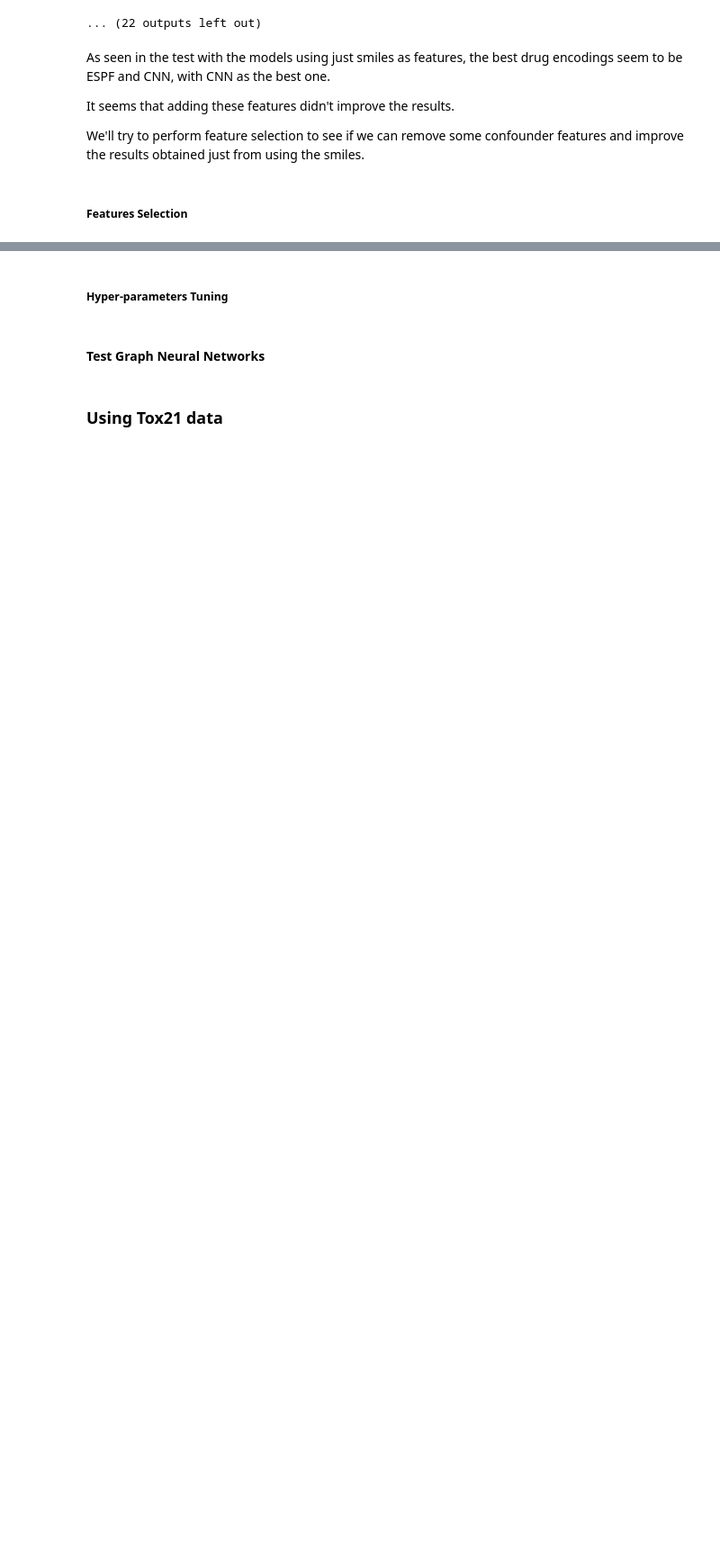
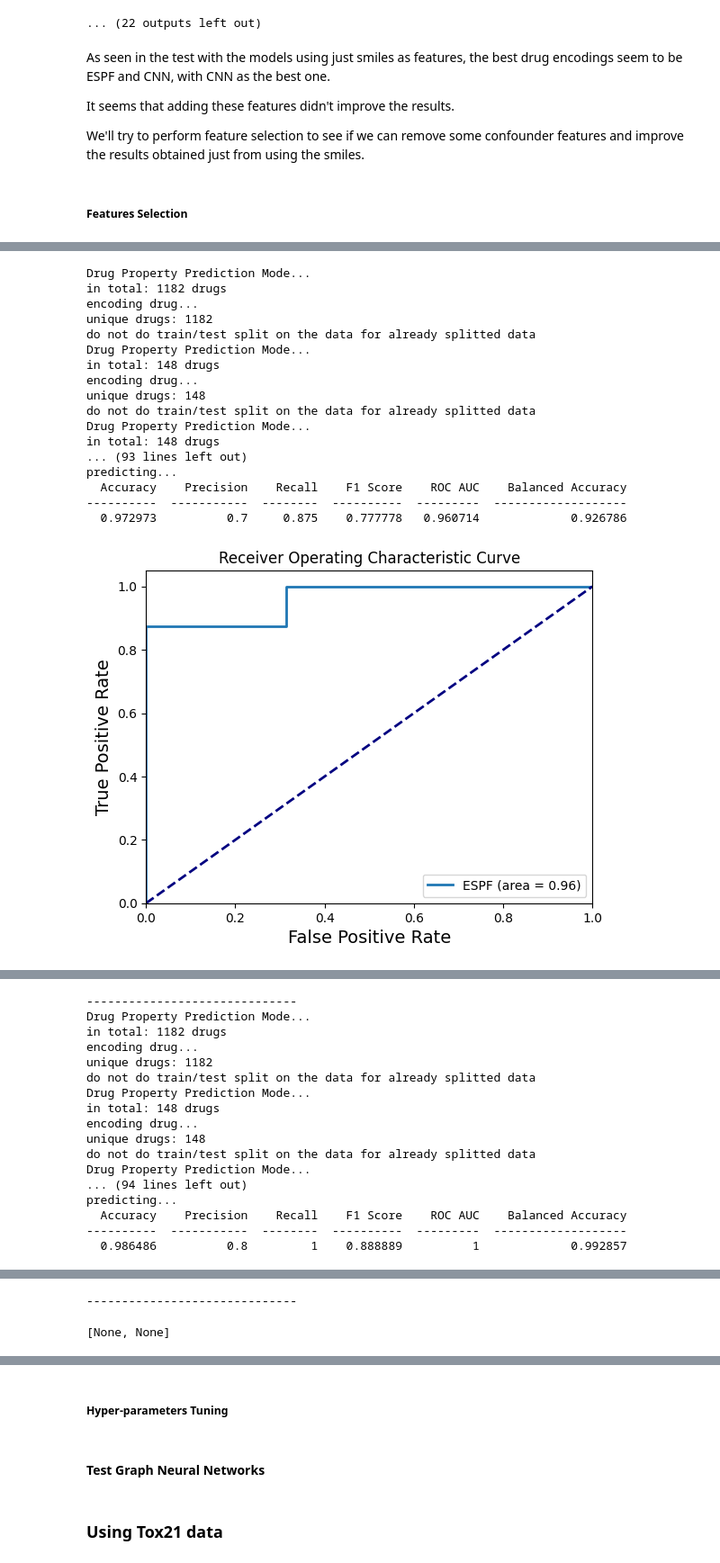
Before and after one commit to FabioLddo/toxicity_prediction, a Jupyter notebook: toxicity_prediction_project-Bulloni_Ippolito_Loddo-D3A.ipynb, the cells around one changed output, grey strips where cells are left out. Shown at 90% size. Saved outputs shown, nothing was run; the diff lists cells and outputs as text; code cells hidden in the pictures; blank space fills up the shorter version.

```diff
--- a/toxicity_prediction_project-Bulloni_Ippolito_Loddo-D3A.ipynb
+++ b/toxicity_prediction_project-Bulloni_Ippolito_Loddo-D3A.ipynb
@@ -1117,0 +1108,16 @@ We'll try to perform feature selection to see if we can remove some confounder f
+# %%
+# Get again X and y for train, test, val splits
+X_train = train_features[['smiles', 'FDA_APPROVED', 'ROMol', 'MolLogP', 'RB', 'cLogP',
+                         'ExactMolWt', 'NumRotatableBonds', 'MolWt', 'AromaticAtoms',
+                         'HeavyAtoms', 'AP']]
+y_train = train_features['CT_TOX']
+
+X_test = test_features[['smiles', 'FDA_APPROVED', 'ROMol', 'MolLogP', 'RB', 'cLogP',
+                         'ExactMolWt', 'NumRotatableBonds', 'MolWt', 'AromaticAtoms',
+                         'HeavyAtoms', 'AP']]
+y_test = test_features['CT_TOX']
+
+X_valid = valid_features[['smiles', 'FDA_APPROVED', 'ROMol', 'MolLogP', 'RB', 'cLogP',
+                         'ExactMolWt', 'NumRotatableBonds', 'MolWt', 'AromaticAtoms',
+                         'HeavyAtoms', 'AP']]
+y_valid = valid_features['CT_TOX']
@@ -1117,0 +1219,27 @@ We'll try to perform feature selection to see if we can remove some confounder f
+# %%
+# Select the 3 most important features
+X_train_selected, X_test_selected, X_valid_selected = feature_selection(X_train, X_test, X_valid, y_train, y_test, y_valid, 3)
+
+# Train the DeepPurpose model using all the 5 most important features and using the 2 best fingerprints
+drug_encodings = ['ESPF', 'CNN']
+
+[train_model(X_train_selected, y_train, X_test_selected, y_test, X_valid_selected, y_valid, encoding) for encoding in drug_encodings]
+# %% [output]
+Drug Property Prediction Mode...
+in total: 1182 drugs
+encoding drug...
+unique drugs: 1182
+do not do train/test split on the data for already splitted data
+Drug Property Prediction Mode...
+in total: 148 drugs
+encoding drug...
+unique drugs: 148
+do not do train/test split on the data for already splitted data
+Drug Property Prediction Mode...
+in total: 148 drugs
+... (93 lines left out)
+predicting...
+  Accuracy    Precision    Recall    F1 Score    ROC AUC    Balanced Accuracy
+----------  -----------  --------  ----------  ---------  -------------------
+  0.972973          0.7     0.875    0.777778   0.960714             0.926786
+[figure, added]
@@ -1117,0 +1248,17 @@ We'll try to perform feature selection to see if we can remove some confounder f
+------------------------------
+Drug Property Prediction Mode...
+in total: 1182 drugs
+encoding drug...
+unique drugs: 1182
+do not do train/test split on the data for already splitted data
+Drug Property Prediction Mode...
+in total: 148 drugs
+encoding drug...
+unique drugs: 148
+do not do train/test split on the data for already splitted data
+Drug Property Prediction Mode...
+... (94 lines left out)
+predicting...
+  Accuracy    Precision    Recall    F1 Score    ROC AUC    Balanced Accuracy
+----------  -----------  --------  ----------  ---------  -------------------
+  0.986486          0.8         1    0.888889          1             0.992857
@@ -1117,0 +1268,2 @@ We'll try to perform feature selection to see if we can remove some confounder f
+------------------------------
+[None, None]
```
Also changed, not shown: parts of 12 cells of this notebook, 8 other files.
